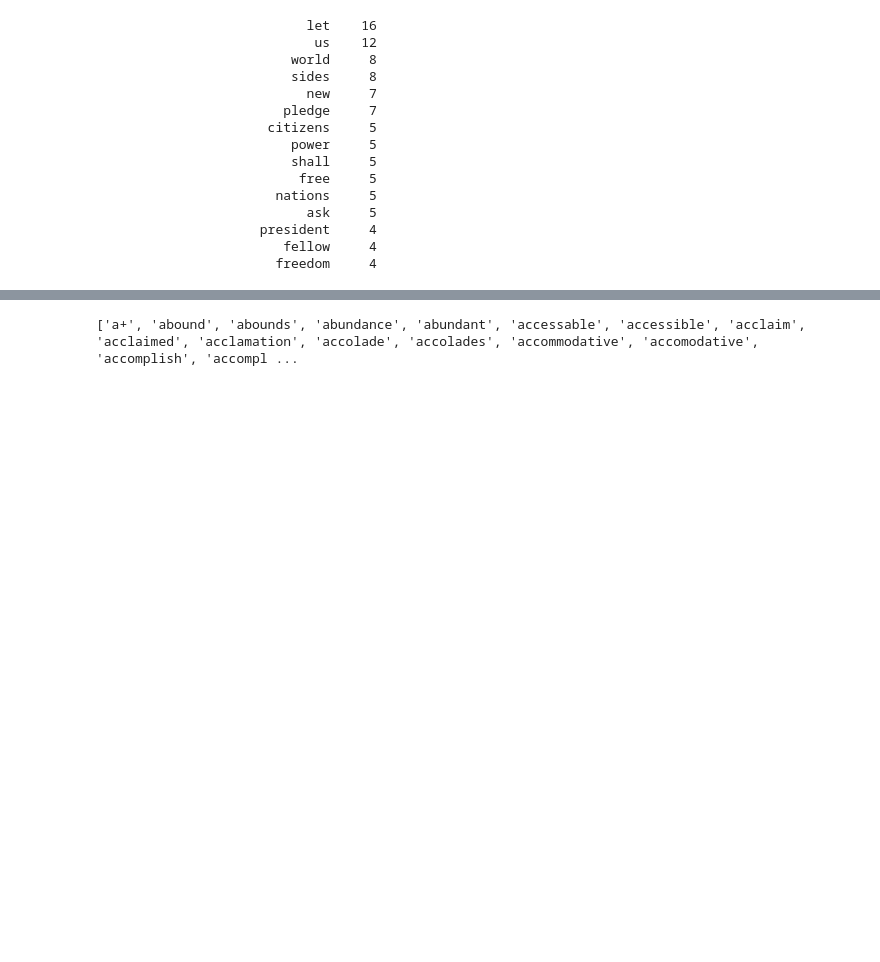
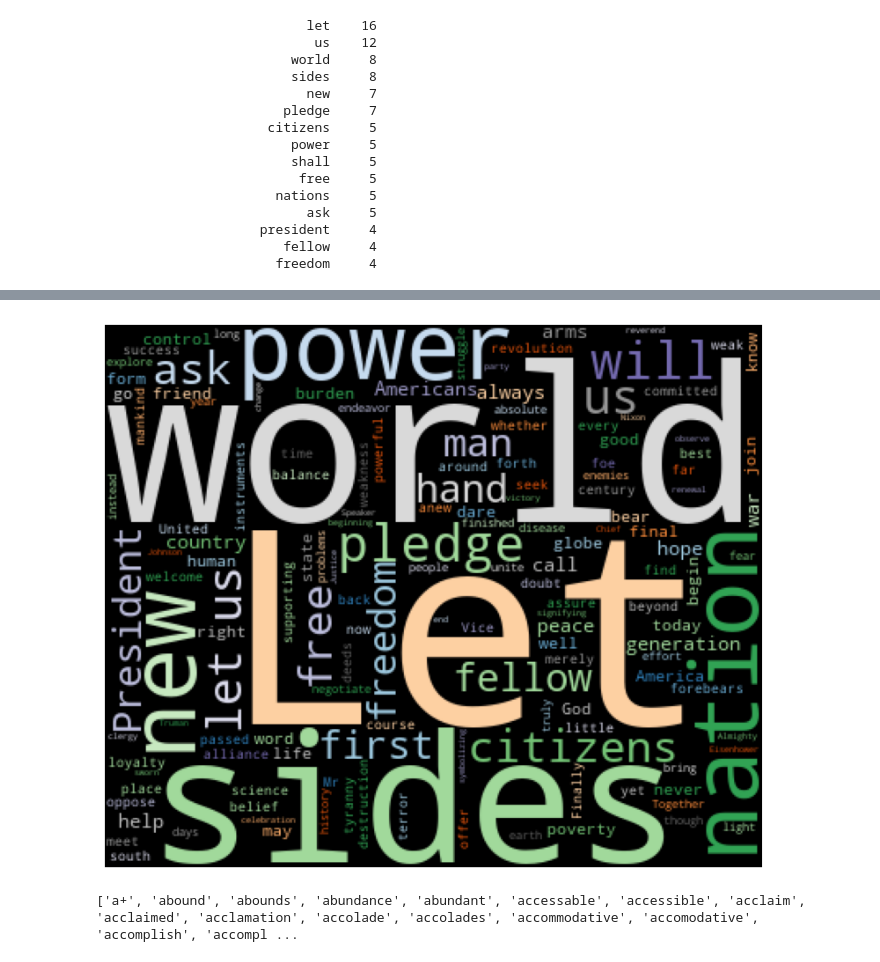
Before and after one commit to ellupallo/Tekstiprosessointi, a Jupyter notebook: teksti_kennedy.ipynb, the cells around one changed output, grey strips where cells are left out. Saved outputs shown, nothing was run; the diff lists cells and outputs as text; code cells hidden in the pictures; blank space fills up the shorter version.

```diff
--- a/teksti_kennedy.ipynb
+++ b/teksti_kennedy.ipynb
@@ -103,3 +114,16 @@ for key,val in freq2.most_common(15):
+# %%
+wordcloud = WordCloud(width=400,
+                      height=330,
+                      max_words=150,
+                      colormap='tab20c',
+                      collocations=True).generate_from_text(text)
+plt.figure(figsize=(10,8))
+plt.imshow(wordcloud)
+plt.axis('off')
+#plt.title(fdsds, fontsize=13)
+plt.show()
+# %% [output]
+[figure, added]
 # %%
 pos = open("positive-words.txt").read().split()
 print(pos)
```
Also changed, not shown: parts of 3 cells of this notebook, 3 other files.
